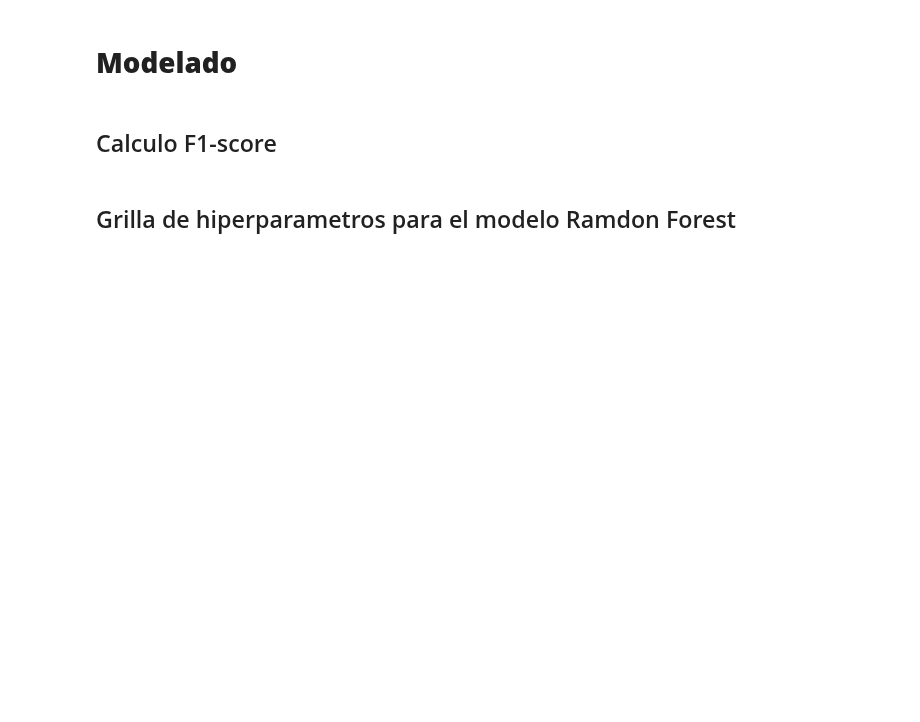
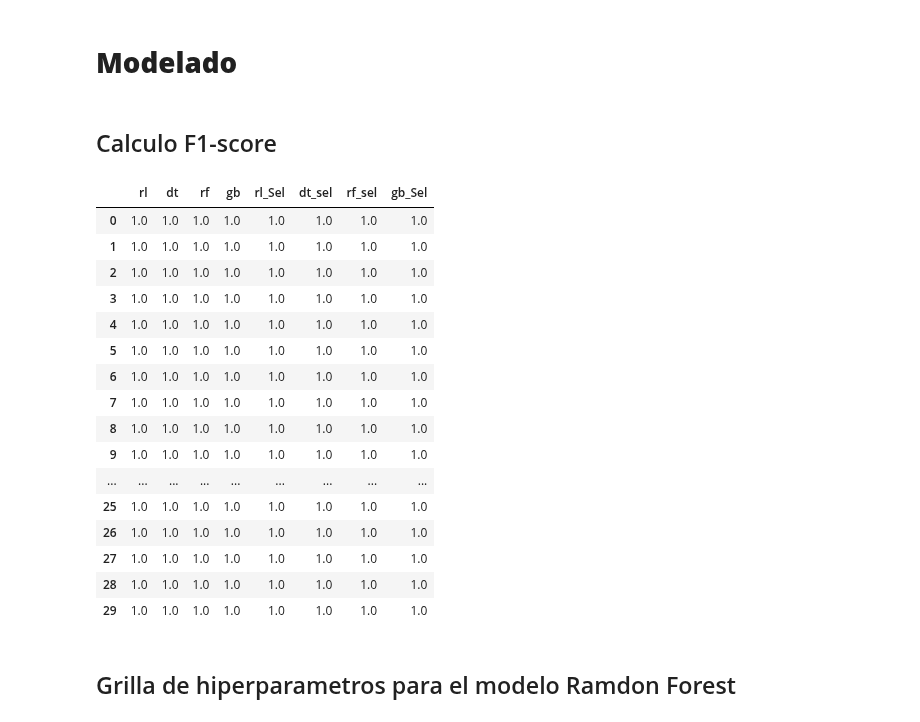
Before and after one commit to auramolina/Anal-tica-en-recursos-humanos, a Jupyter notebook: Modelado.ipynb, the cells around one changed output. Cells and saved outputs as stored; diff of their text form; code cells hidden in the pictures; blank space fills up the shorter version.

```diff
--- a/Modelado.ipynb
+++ b/Modelado.ipynb
@@ -73,6 +73,12 @@ y = d2015['Attrition']
 
 ## Variables explicativas
 X1 = d2015.loc[:,~d2015.columns.isin(['Attrition'])]
+# %%
+## se estandarizan y escalan los datos
+scaler=StandardScaler()
+scaler.fit(X1)
+X2=scaler.transform(X1)
+X=pd.DataFrame(X2,columns=X1.columns)
 # %% [markdown]
 ## <font color='0C2054'>Estandarización
 # %%
@@ -95,5 +95,12 @@ modelos = list([m_lr, m_rf,m_gbt])
 # %% [markdown]
 ## <font color='0C2054'>Selección de variables
+# %%
+m_lr = LogisticRegression()
+m_rf = RandomForestClassifier()
+m_tr = DecisionTreeClassifier()
+m_gbt = GradientBoostingClassifier()
+# %%
+modelos = list([m_lr,m_tr, m_rf,m_gbt])
 # %%
 var_names = fn.sel_variables(modelos, X, y, threshold = "2*mean")
 var_names.shape
@@ -127,13 +134,31 @@ memory usage: 1.7 MB
 ## <font color='0C2054'>Calculo F1-score
 # %%
 # Calcular F1-score con 30 iteraciones para todos los modelos con todas las variables
-f1score_df = funciones.medir_modelos(modelos, "f1", X, y, 30)
+f1score_df = fn.medir_modelos(modelos, "f1", X, y, 30)
 # Calcular F1-score con 30 iteraciones para todos los modelos con variables seleccionadas
-f1_score_varsel = funciones.medir_modelos(modelos, "f1", X2, y, 30)
+f1_score_varsel = fn.medir_modelos(modelos, "f1", X2, y, 30)
 # visualizar los resultados de f1- score para los modelos con todas las variabels y con las variables seleccionadas
 f1=pd.concat([f1score_df,f1_score_varsel],axis=1)
-f1.columns=['rl', 'rf', 'gb', 'rl_Sel', 'rf_sel', 'gb_Sel']
+f1.columns=['rl', 'dt', 'rf', 'gb', 'rl_Sel', 'dt_sel', 'rf_sel', 'gb_Sel']
 f1
+# %% [output]
+|  | rl | dt | rf | gb | rl_Sel | dt_sel | rf_sel | gb_Sel |
+| 0 | 1.0 | 1.0 | 1.0 | 1.0 | 1.0 | 1.0 | 1.0 | 1.0 |
+| 1 | 1.0 | 1.0 | 1.0 | 1.0 | 1.0 | 1.0 | 1.0 | 1.0 |
+| 2 | 1.0 | 1.0 | 1.0 | 1.0 | 1.0 | 1.0 | 1.0 | 1.0 |
+| 3 | 1.0 | 1.0 | 1.0 | 1.0 | 1.0 | 1.0 | 1.0 | 1.0 |
+| 4 | 1.0 | 1.0 | 1.0 | 1.0 | 1.0 | 1.0 | 1.0 | 1.0 |
+| 5 | 1.0 | 1.0 | 1.0 | 1.0 | 1.0 | 1.0 | 1.0 | 1.0 |
+| 6 | 1.0 | 1.0 | 1.0 | 1.0 | 1.0 | 1.0 | 1.0 | 1.0 |
+| 7 | 1.0 | 1.0 | 1.0 | 1.0 | 1.0 | 1.0 | 1.0 | 1.0 |
+| 8 | 1.0 | 1.0 | 1.0 | 1.0 | 1.0 | 1.0 | 1.0 | 1.0 |
+| 9 | 1.0 | 1.0 | 1.0 | 1.0 | 1.0 | 1.0 | 1.0 | 1.0 |
+| ... | ... | ... | ... | ... | ... | ... | ... | ... |
+| 25 | 1.0 | 1.0 | 1.0 | 1.0 | 1.0 | 1.0 | 1.0 | 1.0 |
+| 26 | 1.0 | 1.0 | 1.0 | 1.0 | 1.0 | 1.0 | 1.0 | 1.0 |
+| 27 | 1.0 | 1.0 | 1.0 | 1.0 | 1.0 | 1.0 | 1.0 | 1.0 |
+| 28 | 1.0 | 1.0 | 1.0 | 1.0 | 1.0 | 1.0 | 1.0 | 1.0 |
+| 29 | 1.0 | 1.0 | 1.0 | 1.0 | 1.0 | 1.0 | 1.0 | 1.0 |
 # %%
 # promedio de la metrica F1-score para todos los modelos con todas las variables y con las variables seleccionadas
 f1.mean()
```
Also changed, not shown: parts of 3 cells of this notebook, 1 other file.
